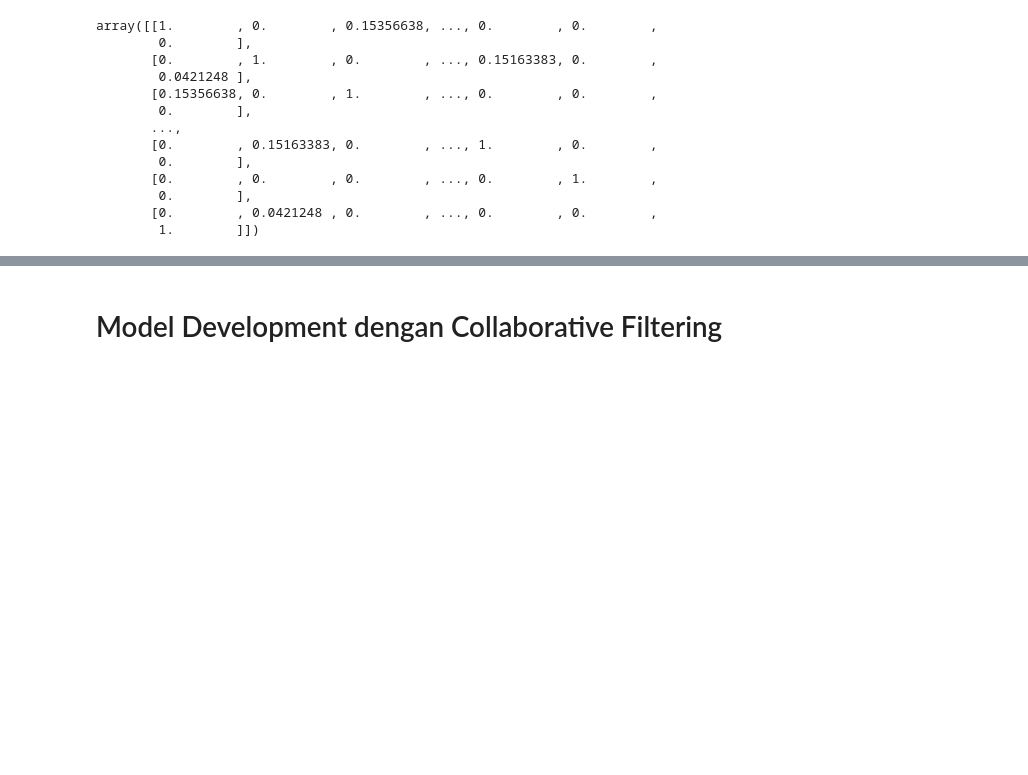
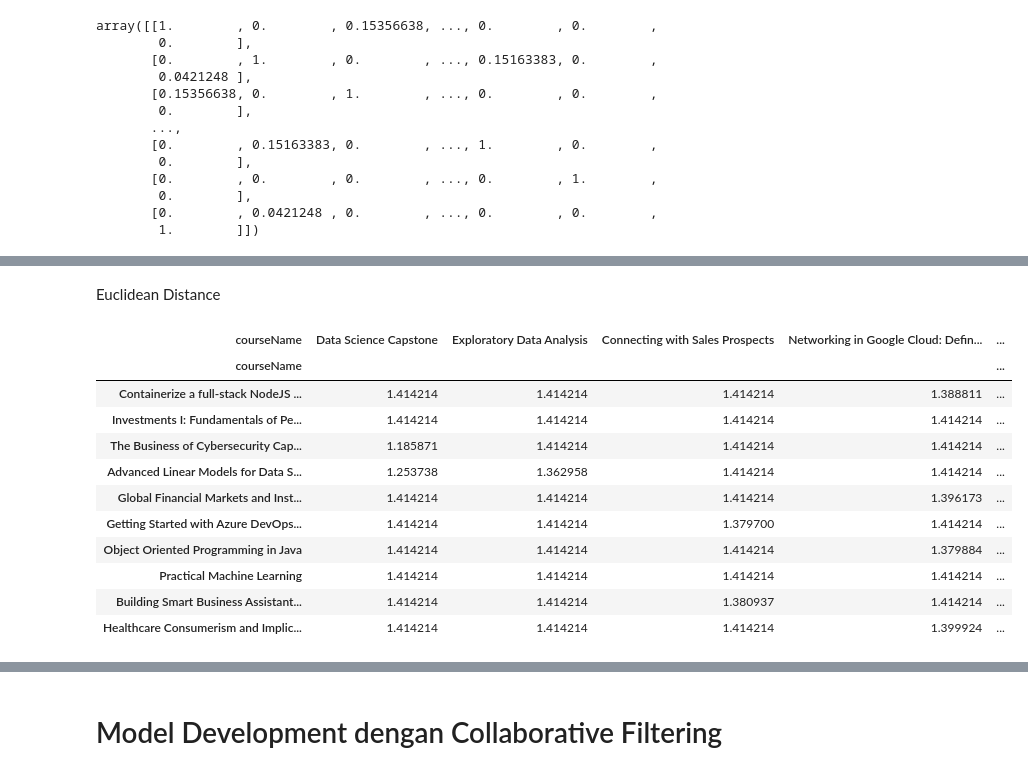
Before and after one commit to nikofebrianur/Machine-Learning-Terapan, a Jupyter notebook: subs2_recommendation/Proyek_Kedua_Machine_Learning_Terapan_Coursera_Courses_Content_Based_Recommender.ipynb, the cells around one changed output, grey strips where cells are left out. Drawn from its saved outputs; the diff is of its cells as text; code cells hidden in the pictures; blank space fills up the shorter version.

```diff
--- a/subs2_recommendation/Proyek_Kedua_Machine_Learning_Terapan_Coursera_Courses_Content_Based_Recommender.ipynb
+++ b/subs2_recommendation/Proyek_Kedua_Machine_Learning_Terapan_Coursera_Courses_Content_Based_Recommender.ipynb
@@ -342,0 +338,23 @@ course_recommendations('Cloud Security Basics')
+# %% [markdown]
+Euclidean Distance
+# %%
+# Menghitung euclidean distance pada matrix tf-idf
+euclidean_dist = euclidean_distances(tfidf_matrix)
+
+# Membuat dataframe dari variabel euclidean_dist dengan baris dan kolom berupa nama course
+euclidean_dist_df = pd.DataFrame(euclidean_dist, index=courses.courseName, columns=courses.courseName)
+# %%
+euclidean_dist_df.sample(5, axis=1).sample(10, axis=0)
+# %% [output]
+| courseName | Data Science Capstone | Exploratory Data Analysis | Connecting with Sales Prospects | Networking in Google Cloud: Defin... | ... |
+| courseName |  |  |  |  | ... |
+| Containerize a full-stack NodeJS ... | 1.414214 | 1.414214 | 1.414214 | 1.388811 | ... |
+| Investments I: Fundamentals of Pe... | 1.414214 | 1.414214 | 1.414214 | 1.414214 | ... |
+| The Business of Cybersecurity Cap... | 1.185871 | 1.414214 | 1.414214 | 1.414214 | ... |
+| Advanced Linear Models for Data S... | 1.253738 | 1.362958 | 1.414214 | 1.414214 | ... |
+| Global Financial Markets and Inst... | 1.414214 | 1.414214 | 1.414214 | 1.396173 | ... |
+| Getting Started with Azure DevOps... | 1.414214 | 1.414214 | 1.379700 | 1.414214 | ... |
+| Object Oriented Programming in Java | 1.414214 | 1.414214 | 1.414214 | 1.379884 | ... |
+| Practical Machine Learning | 1.414214 | 1.414214 | 1.414214 | 1.414214 | ... |
+| Building Smart Business Assistant... | 1.414214 | 1.414214 | 1.380937 | 1.414214 | ... |
+| Healthcare Consumerism and Implic... | 1.414214 | 1.414214 | 1.414214 | 1.399924 | ... |
```
Also changed, not shown: parts of 31 cells of this notebook, 1 other file.
